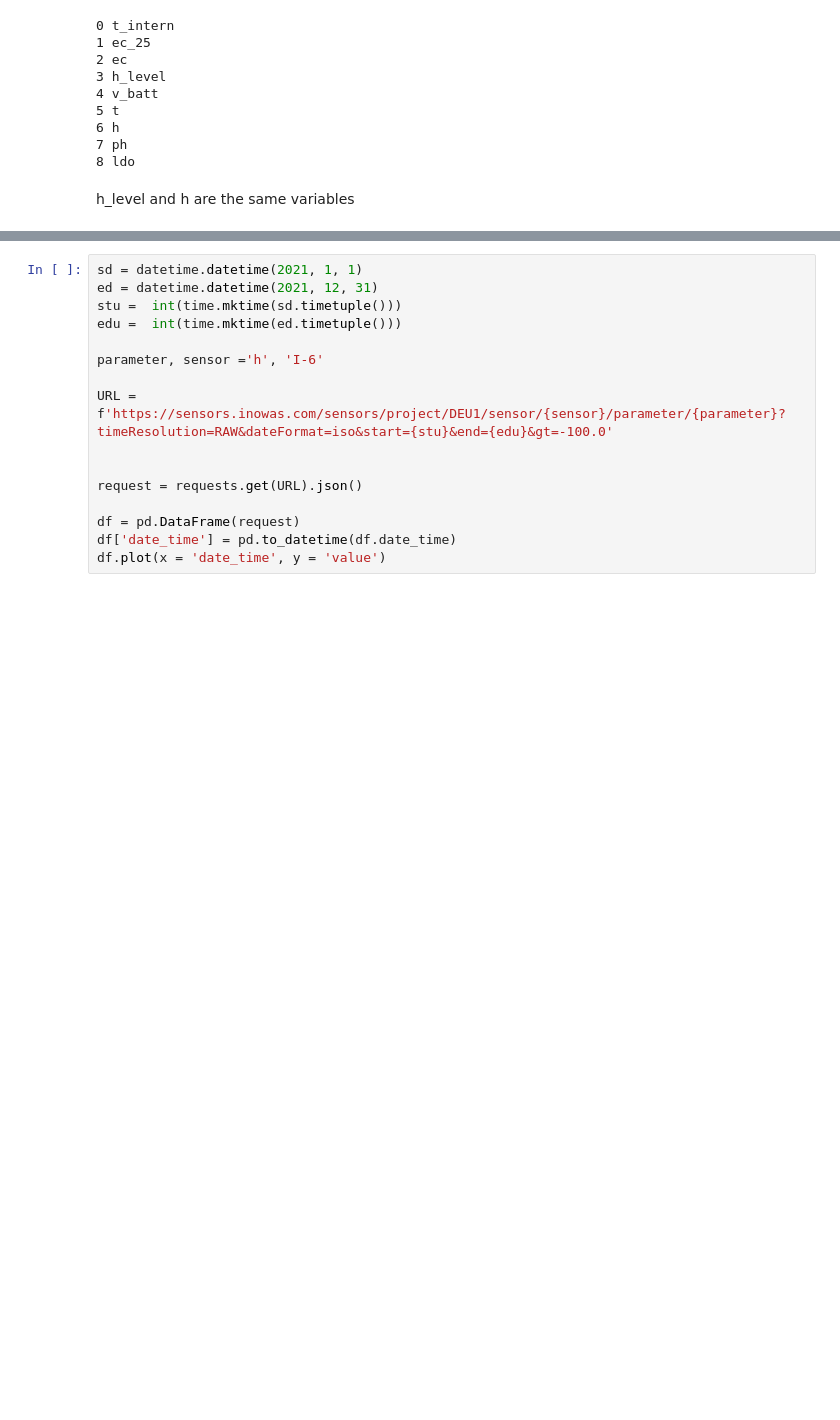
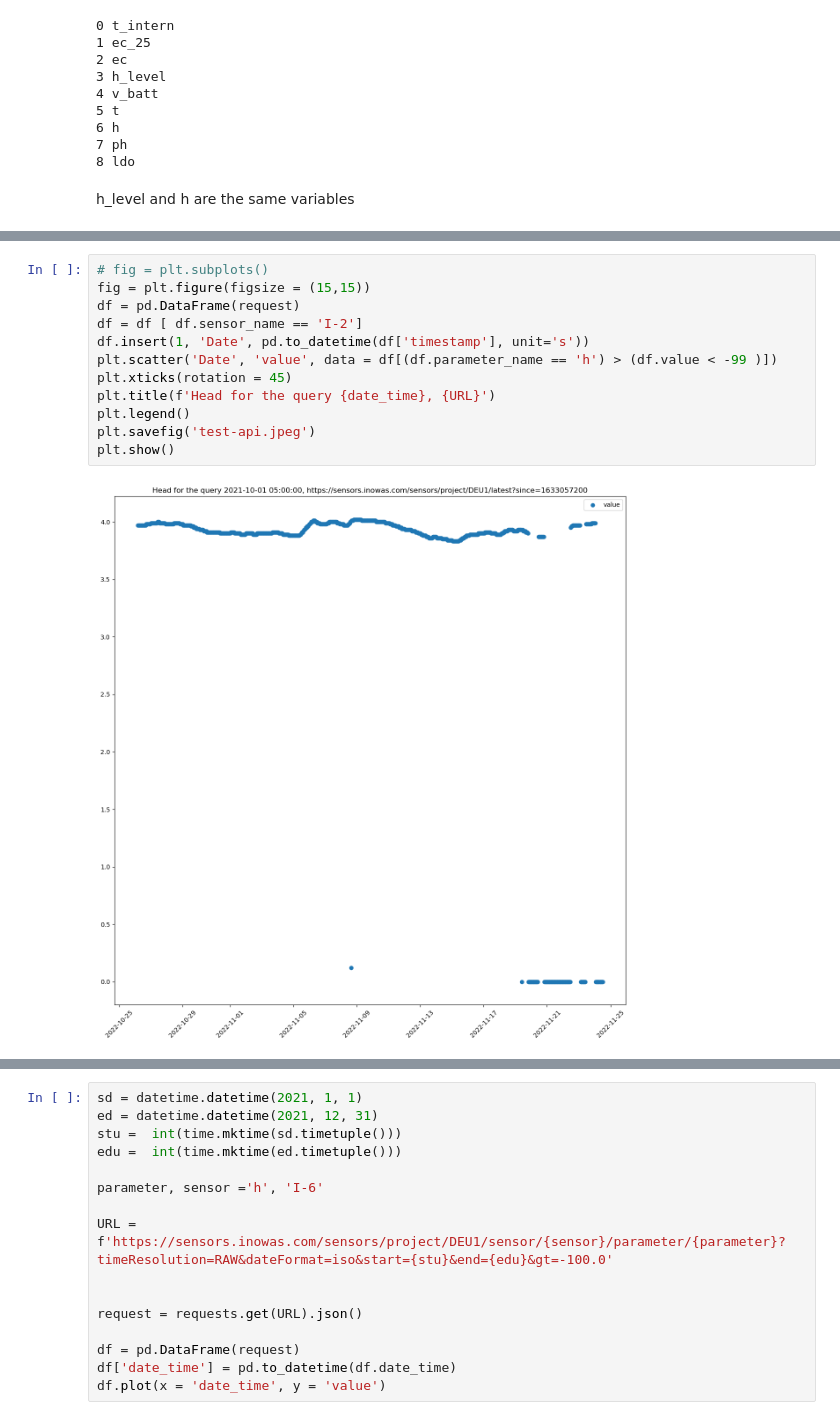
Before and after one commit to vieirasaulo/wasserweise, a Jupyter notebook: API.ipynb, the cells around one changed output, grey strips where cells are left out. Cells and saved outputs as stored; diff of their text form; blank space fills up the shorter version.

```diff
--- a/API.ipynb
+++ b/API.ipynb
@@ -89,0 +147,14 @@ request
+# %%
+# fig = plt.subplots()
+fig = plt.figure(figsize = (15,15))
+df = pd.DataFrame(request)
+df = df [ df.sensor_name == 'I-2']
+df.insert(1, 'Date', pd.to_datetime(df['timestamp'], unit='s'))
+plt.scatter('Date', 'value', data = df[(df.parameter_name == 'h') > (df.value < -99 )])
+plt.xticks(rotation = 45)
+plt.title(f'Head for the query {date_time}, {URL}')
+plt.legend()
+plt.savefig('test-api.jpeg')
+plt.show()
+# %% [output]
+[figure, added]
```
Also changed, not shown: parts of 35 cells of this notebook, 36 other files.
